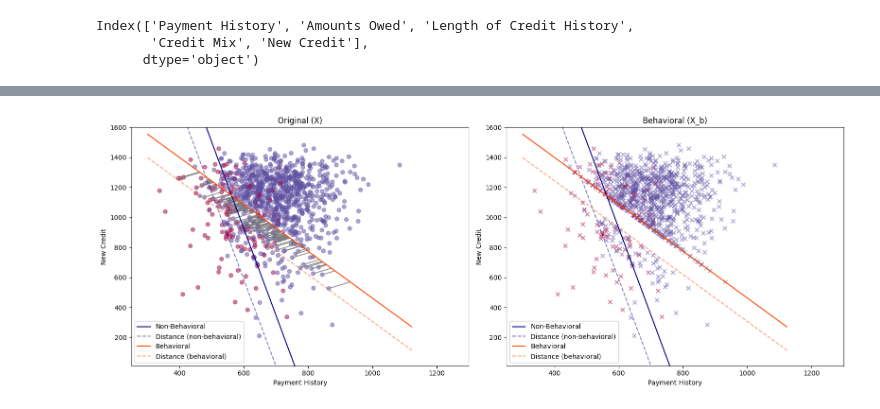
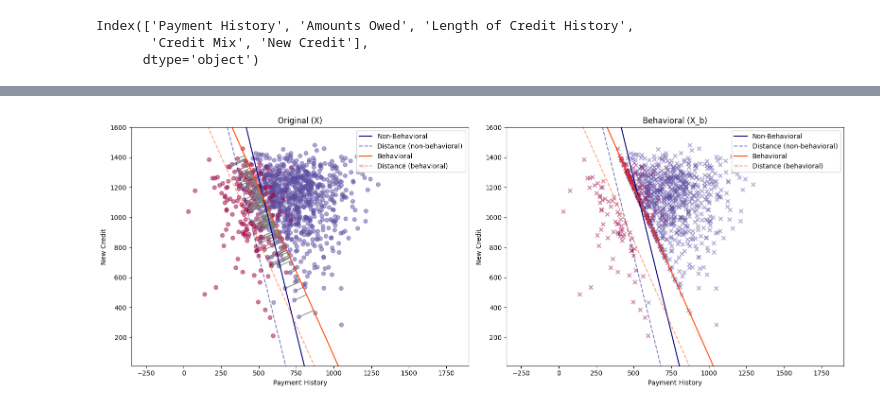
Before and after one commit to RamanEbrahimi/Research, a Jupyter notebook: Explainable AI/simulation.ipynb, the cells around one changed output, grey strips where cells are left out. Drawn from its saved outputs; the diff is of its cells as text; code cells hidden in the pictures.

```diff
--- a/Explainable AI/simulation.ipynb
+++ b/Explainable AI/simulation.ipynb
@@ -9,7 +9,7 @@ def generate_synthetic_fico_data(n=1000):
 
     # Simulate Payment History
     # A mix of positive and negative factors
-    payment_history = np.random.normal(700, 100, n) - np.random.choice([0, 20, 50, 100], n, p=[0.7, 0.15, 0.1, 0.05])
+    payment_history = np.random.normal(700, 200, n) - np.random.choice([0, 20, 50, 100], n, p=[0.7, 0.15, 0.1, 0.05])
 
     # Simulate Amounts Owed
     # Influence of credit utilization and total balance
@@ -370,8 +332,8 @@ Index(['Payment History', 'Amounts Owed', 'Length of Credit History',
        'Credit Mix', 'New Credit'],
       dtype='object')
 # %%
-B = 50
-gamma_vis = 0.2
+B = 100
+gamma_vis = 0.5
 
 feature1='Payment History'
 feature2='New Credit'
@@ -380,14 +342,7 @@ X_vis = fico_df[[feature1, feature2]]
 y_vis = fico_df['True Label']
 
 beta_vis, threshold_vis = logistic_regression_with_sum_constraint(X_vis, y_vis)
-norm_beta = np.linalg.norm(beta_vis)
 perceived_weights_vis = behavioral(beta_vis, gamma=gamma_vis)
-norm_beta_perc = np.linalg.norm(perceived_weights_vis)
-print("Beta coefficients:", beta_vis)
-print("Threshold:", threshold_vis)
-
-print("\nPerceived Feature weights:", perceived_weights_vis)
-
 
 X_nb_vis = X_vis.copy()
 X_b_vis = X_vis.copy()
@@ -405,10 +360,53 @@ for index_b, row_b in X_b_vis.iterrows():
         if not classifier(row_b.values, perceived_weights_vis, threshold_vis):
             X_b_vis.loc[index_b] = agent_optimization(row_b.values, beta_vis, threshold_vis, mode='perceived', gamma=gamma_vis)
 
+# firm's payoff = True positive - False positive (printing for each case, X_nb_vis, X_b_vis, X_vis)
+
+print("Before optimization:")
+TP = 0
+FP = 0
+for index, row in X_vis.iterrows():
+    TP += classifier(row.values, beta_vis, threshold_vis) and y_vis.loc[index]
+    FP += classifier(row.values, beta_vis, threshold_vis) and not y_vis.loc[index]
+
+firm_payoff = TP - FP
+print(f"True positive: {TP}")
+print(f"False positive: {FP}")
+print(f"Firm's payoff: {firm_payoff}")
+
+
+print("\nAfter optimization (Non-Behavioral):")
+TP_nb = 0
+FP_nb = 0
+for index, row in X_nb_vis.iterrows():
+    TP_nb += classifier(row.values, beta_vis, threshold_vis) and y_vis.loc[index]
+    FP_nb += classifier(row.values, beta_vis, threshold_vis) and not y_vis.loc[index]
+
+firm_payoff_nb = TP_nb - FP_nb
+print(f"True positive: {TP_nb}")
+print(f"False positive: {FP_nb}")
+print(f"Firm's payoff: {firm_payoff_nb}")
+
+print("\nAfter optimization (Behavioral):")
+TP_b = 0
+FP_b = 0
+for index, row in X_b_vis.iterrows():
+    TP_b += classifier(row.values, beta_vis, threshold_vis) and y_vis.loc[index]
+    FP_b += classifier(row.values, beta_vis, threshold_vis) and not y_vis.loc[index]
+
+firm_payoff_b = TP_b - FP_b
+print(f"True positive: {TP_b}")
+print(f"False positive: {FP_b}")
+print(f"Firm's payoff: {firm_payoff_b}")
+
 
 # Function to create side-by-side scatter plots with movement arrows
-def create_side_by_side_plots_with_arrows(dataset1, dataset2, labels, title1, title2, feature1=feature1, feature2=feature2, mode='NB'):
+def create_side_by_side_plots_with_arrows(dataset1, dataset2, labels, title1, title2, beta, threshold, B, gamma, feature1=feature1, feature2=feature2, mode='NB'):
     fig, axs = plt.subplots(1, 2, figsize=(16, 6))
+
+    beta_vis = beta
+    threshold_vis = threshold
+    gamma_vis = gamma
 
     # Scatter plot for dataset1
     axs[0].scatter(dataset1[feature1], dataset1[feature2], c=labels, cmap='Spectral', alpha=0.5)
@@ -461,9 +459,9 @@ def create_side_by_side_plots_with_arrows(dataset1, dataset2, labels, title1, ti
     axs[0].legend()
     axs[1].legend()
 
-    # # axis with same scale
-    # axs[0].axis('equal')
-    # axs[1].axis('equal')
+    # axis with same scale
+    axs[0].axis('equal')
+    axs[1].axis('equal')
 
     axs[0].set_xlim(250, 1300)
     axs[0].set_ylim(10, 1600)
@@ -477,12 +475,26 @@ def create_side_by_side_plots_with_arrows(dataset1, dataset2, labels, title1, ti
         axs[0].arrow(dataset1[feature1][i], dataset1[feature2][i],
                      dataset2[feature1][i] - dataset1[feature1][i], dataset2[feature2][i] - dataset1[feature2][i],
                      color='gray', alpha=0.9, head_width=0.02, head_length=0.02)
-    plt.legend()
+    # legend top right
+    axs[0].legend(loc='upper right')
+    axs[1].legend(loc='upper right')
+
     plt.tight_layout()
     plt.show()
 
 # Create the side-by-side scatter plots with arrows
-create_side_by_side_plots_with_arrows(X_vis, X_nb_vis, y_vis, 'Original (X)', 'Non-Behavioral (X_nb)', mode='NB')
-create_side_by_side_plots_with_arrows(X_vis, X_b_vis, y_vis, 'Original (X)', 'Behavioral (X_b)', mode='B')
-# create_side_by_side_plots_with_arrows(X_nb, X_b, y, 'Non-Behavioral (X_nb)', 'Behavioral (X_b)')
+create_side_by_side_plots_with_arrows(X_vis, X_nb_vis, y_vis, 'Original (X)', 'Non-Behavioral (X_nb)', beta_vis, threshold_vis, B, gamma_vis, mode='NB')
+create_side_by_side_plots_with_arrows(X_vis, X_b_vis, y_vis, 'Original (X)', 'Behavioral (X_b)', beta_vis, threshold_vis, B, gamma_vis, mode='B')
+
+beta_new_b, threshold_new_b = logistic_regression_with_sum_constraint(X_nb_vis, y_vis)
+beta_new_nb, threshold_new_nb = logistic_regression_with_sum_constraint(X_b_vis, y_vis)
+
+print("Original Beta coefficients:", beta_vis)
+print("Original Threshold:", threshold_vis)
+
+print("\nBeta coefficients (Non-Behavioral):", beta_new_nb)
+print("Threshold (Non-Behavioral):", threshold_new_nb)
+
+print("\nBeta coefficients (Behavioral):", beta_new_b)
+print("Threshold (Behavioral):", threshold_new_b)
 # %% [output]
@@ -494 +516 @@ Perceived Feature weights: [0.50016435 0.32026459]
-[figure, old version]
+[figure, new version]
```
Also changed, not shown: parts of 18 cells of this notebook, 1 other file.
